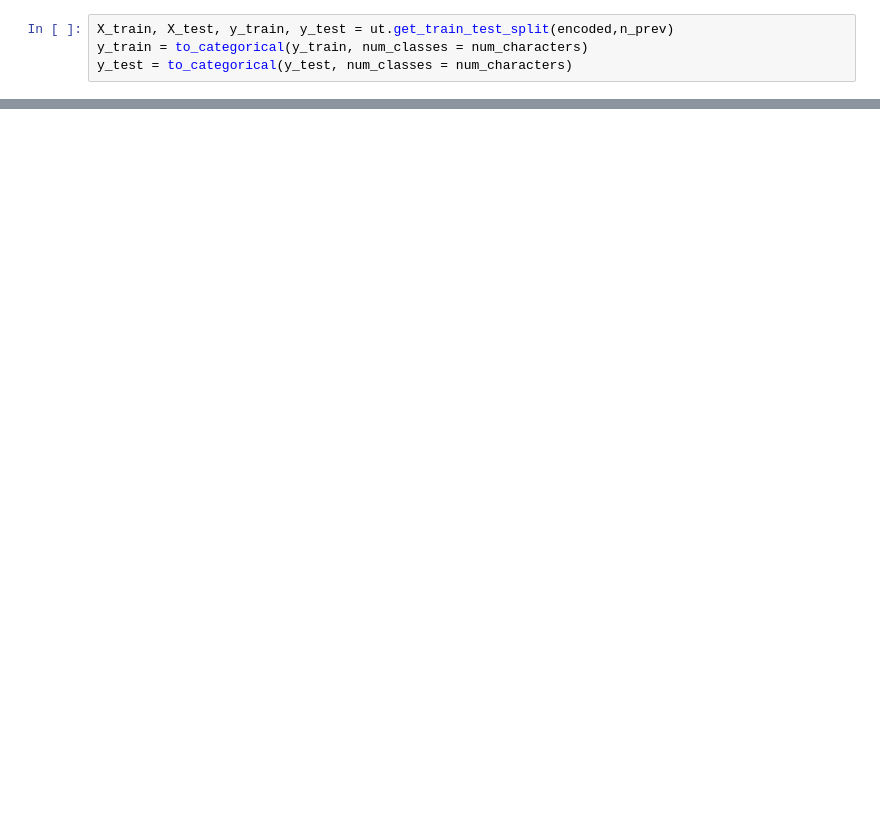
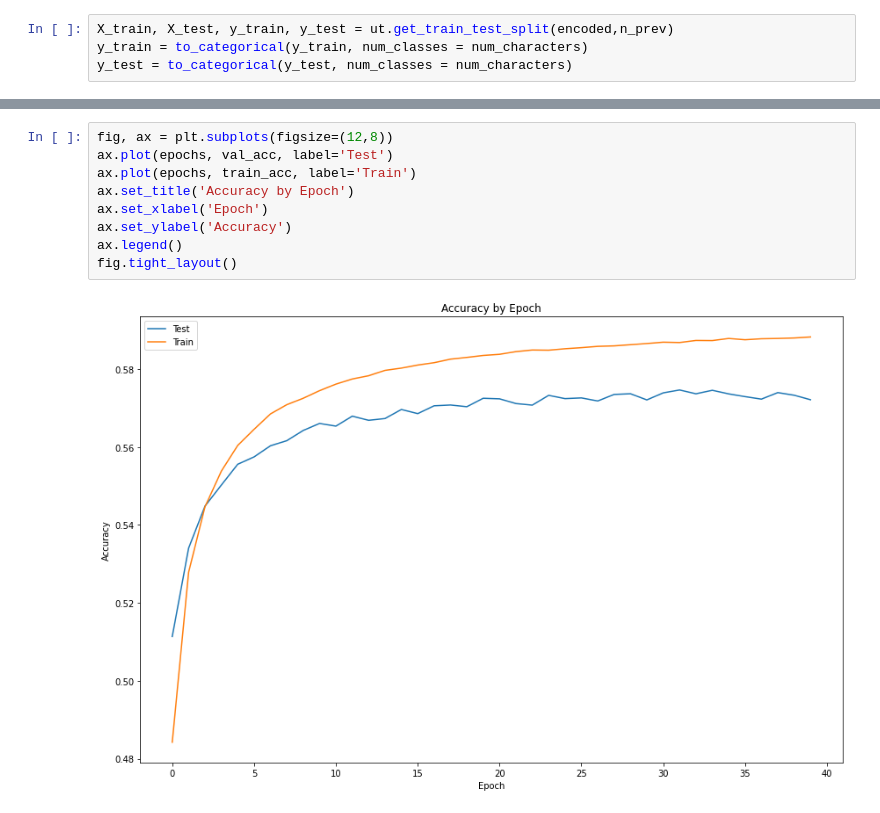
Before and after one commit to Kellenpoto/Edgar-Allen-Poem-Generator, a Jupyter notebook: notebooks/character_model.ipynb, the cells around one changed output, grey strips where cells are left out. Saved outputs shown, nothing was run; the diff lists cells and outputs as text; blank space fills up the shorter version.

```diff
--- a/notebooks/character_model.ipynb
+++ b/notebooks/character_model.ipynb
@@ -65,0 +124,11 @@ Epoch 1/10
+# %%
+fig, ax = plt.subplots(figsize=(12,8))
+ax.plot(epochs, val_acc, label='Test')
+ax.plot(epochs, train_acc, label='Train')
+ax.set_title('Accuracy by Epoch')
+ax.set_xlabel('Epoch')
+ax.set_ylabel('Accuracy')
+ax.legend()
+fig.tight_layout()
+# %% [output]
+[figure, added]
```
Also changed, not shown: parts of 15 cells of this notebook, 17 other files.
